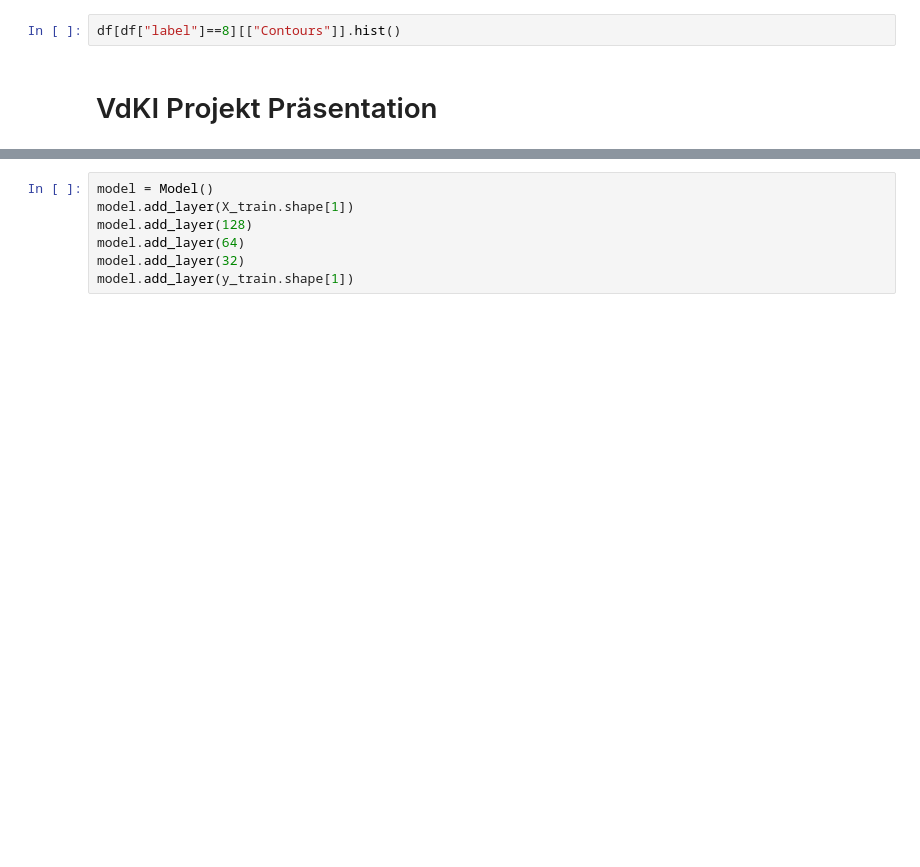
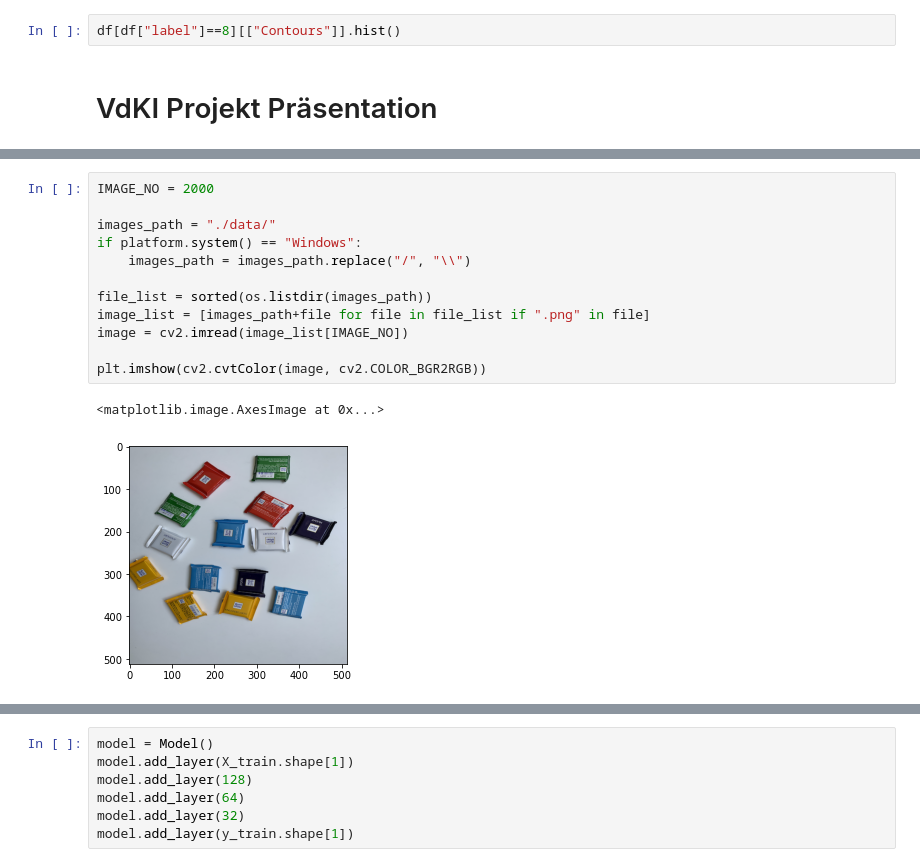
Before and after one commit to hajo1038/KI_Projekt, a Jupyter notebook: Presentation_Notebook.ipynb, the cells around one changed output, grey strips where cells are left out. Cells and saved outputs as stored; diff of their text form; blank space fills up the shorter version.

```diff
--- a/Presentation_Notebook.ipynb
+++ b/Presentation_Notebook.ipynb
@@ -37,0 +55,15 @@ import tensorflow.keras
+# %%
+IMAGE_NO = 2000
+
+images_path = "./data/"
+if platform.system() == "Windows":
+    images_path = images_path.replace("/", "\\")
+
+file_list = sorted(os.listdir(images_path))
+image_list = [images_path+file for file in file_list if ".png" in file]
+image = cv2.imread(image_list[IMAGE_NO])
+
+plt.imshow(cv2.cvtColor(image, cv2.COLOR_BGR2RGB))
+# %% [output]
+<matplotlib.image.AxesImage at 0x...>
+[figure, added]
```
Also changed, not shown: parts of 29 cells of this notebook.
